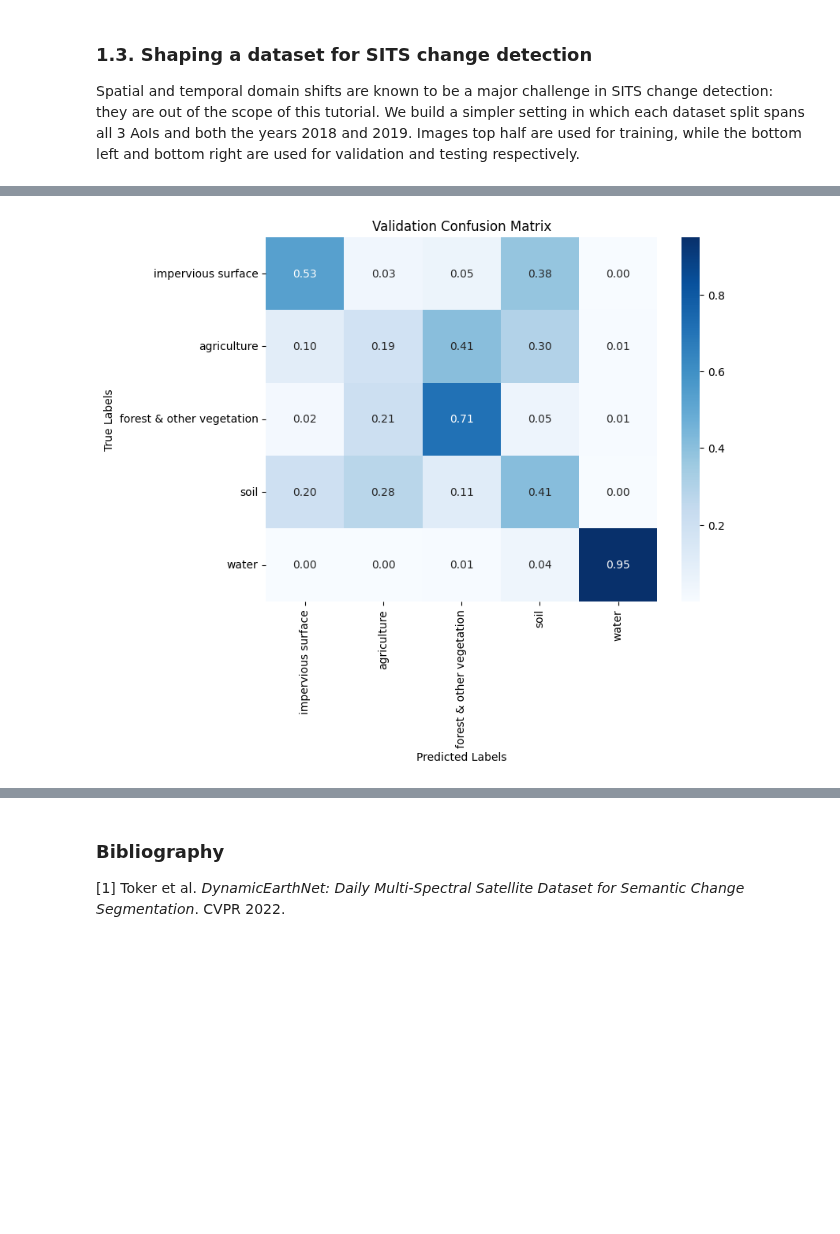
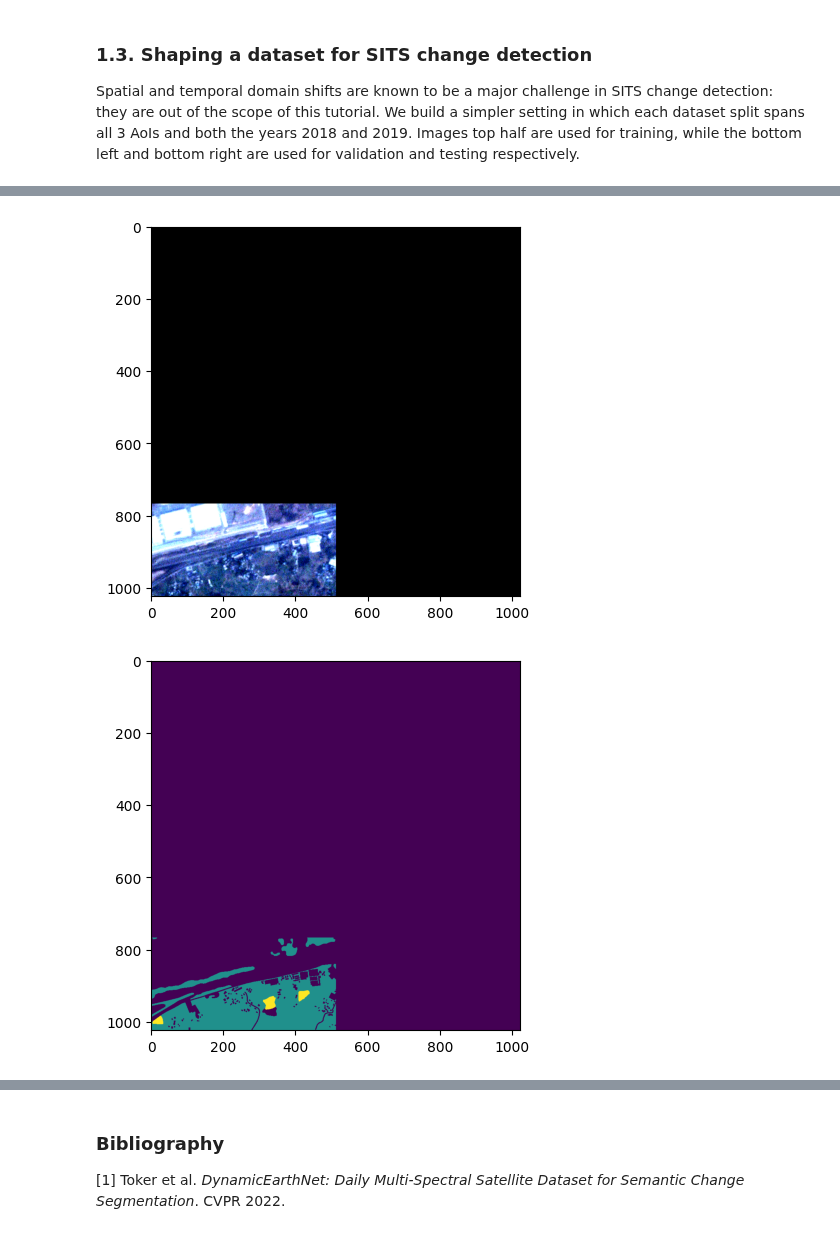
Before and after one commit to ElliotVincent/iadf_tutorial, a Jupyter notebook: tutorial.ipynb, the cells around one changed output, grey strips where cells are left out. Cells and saved outputs as stored; diff of their text form; code cells hidden in the pictures; blank space fills up the shorter version.

```diff
--- a/tutorial.ipynb
+++ b/tutorial.ipynb
@@ -351,7 +355,7 @@ class SITSDataset(torch.utils.data.Dataset):
 # %%
 train_set = SITSDataset(data=[aoi_1_images, aoi_2_images, aoi_3_images],
                         labels=[aoi_1_labels, aoi_2_labels, aoi_3_labels],
-                        split='train', norm=True, num_classes=5)
+                        split='train', norm=True, num_classes=5, augment=True)
 
 val_set = SITSDataset(data=[aoi_1_images, aoi_2_images, aoi_3_images],
                       labels=[aoi_1_labels, aoi_2_labels, aoi_3_labels],
@@ -378,8 +382,7 @@ class UNet(nn.Module):
             encoder_name="mobilenet_v2",    # Backbone for feature extraction
             encoder_weights='imagenet',           # Pre-trained on ImageNet
             in_channels=4,                  # 4 bands (R, G, B, NIR)
-            classes=5,
-            activation=None,                # No activation for regression
+            classes=3
         )
 
     def forward(self, x):
@@ -436,14 +465,14 @@ def validation_step(batch, model, criterion, device):
     pred = torch.argmax(logits, dim=1)
     return loss, pred, labs
 # %%
-train_loader = DataLoader(train_set, batch_size=8, shuffle=True)
+train_loader = DataLoader(train_set, batch_size=16, shuffle=True)
 val_loader = DataLoader(val_set, batch_size=1, shuffle=False)
 model = UNet()
 criterion = nn.CrossEntropyLoss()
-optimizer = optim.Adam(model.parameters(), lr=1e-2)
+optimizer = optim.Adam(model.parameters(), lr=1e-4)
 num_epochs = 50
 scheduler = optim.lr_scheduler.CosineAnnealingLR(optimizer, T_max=num_epochs)
-device = 'cuda'
+device = 'cpu'
 model.to(device)
 
 for epoch in range(num_epochs):
@@ -457,16 +486,16 @@ for epoch in range(num_epochs):
     print(f"   Average Training Loss: {avg_train_loss:.4f}")
     model.eval()
     avg_val_loss = 0.0
-    val_conf_matrix = torch.zeros(5, 5, dtype=torch.long, device=device)
+    val_conf_matrix = torch.zeros(3, 3, dtype=torch.long, device=device)
     with torch.no_grad():
         for batch in val_loader:
             loss, pred, labs = validation_step(batch, model, criterion, device)
             avg_val_loss += loss.item()
-            val_conf_matrix += torch.bincount(pred.flatten().long() * 5 + labs.flatten().long(), minlength=25).reshape(5, 5)
+            val_conf_matrix += torch.bincount(pred.flatten().long() * 3 + labs.flatten().long(), minlength=9).reshape(3, 3)
     avg_val_loss /= len(val_loader)
     acc, miou = compute_metrics(val_conf_matrix)
     print(f"   Average Validation Loss: {avg_val_loss:.4f}")
     print(f"   Validation Accuracy: {acc*100:.2f}%, mIoU: {miou*100:.2f}%")
-    scheduler.step()
+    # scheduler.step()
 # %% [output]
 Epoch 1/50
@@ -529,14 +507,29 @@ for batch in val_loader:
-# %%
-import seaborn as sns
-
-# plot val_confusion matrix
-plt.figure(figsize=(8, 6))
-# normalize the confusion matrix for better visualization
-val_conf_matrix_normalized = val_conf_matrix.float() / val_conf_matrix.sum(dim=1, keepdim=True)
-sns.heatmap(val_conf_matrix_normalized.cpu().numpy(), annot=True, fmt='.2f', cmap='Blues', xticklabels=[DYNAMICEARTHNET_CLASSES[i]["label"] for i in range(5)], yticklabels=[DYNAMICEARTHNET_CLASSES[i]["label"] for i in range(5)])
-plt.xlabel('Predicted Labels')
-plt.ylabel('True Labels')
-plt.title('Validation Confusion Matrix')
-plt.show()
-# %% [output]
-[figure, removed]
+# %%
+canva_img = torch.zeros(3, 1024, 1024)
+canva_lab = torch.zeros(1024, 1024)
+canva_pred = torch.zeros(1024, 1024)
+ij_list = [[i, j] for i in range(16) for j in range(16) if i >= 12 and j < 8]
+model.eval()
+conf_mat = torch.zeros(3, 3, dtype=torch.long)
+for k in range(len(val_set)):
+    for l in range(24):
+      imgs, labs = val_set[k]
+      imgs = imgs.to(device)[l]
+      with torch.no_grad():
+        logits = model(imgs.unsqueeze(0))[0]
+      imgs = imgs.detach().cpu()
+      pred = logits.argmax(dim=0).detach().cpu()
+      labs = labs.detach().cpu()[l]
+      conf_mat += torch.bincount(pred.flatten().long() * 3 + labs.flatten().long(), minlength=9).reshape(3, 3)
+      i, j = ij_list[k//3]
+      break
+    canva_img[:, i*64:(i+1)*64, j*64:(j+1)*64] = imgs[:3]
+    canva_lab[i*64:(i+1)*64, j*64:(j+1)*64] = labs
+    canva_pred[i*64:(i+1)*64, j*64:(j+1)*64] = pred
+plt.imshow(canva_img.permute(1, 2, 0).numpy())
+plt.show()
+plt.imshow(canva_lab.numpy(), vmin=0, vmax=2)
+plt.show()
+plt.imshow(canva_pred.numpy(), vmin=0, vmax=2)
+plt.show()
+# %% [output]
@@ -542,0 +537,2 @@ plt.show()
+[figure, added]
+[figure, added]
```
Also changed, not shown: parts of 19 cells of this notebook.
